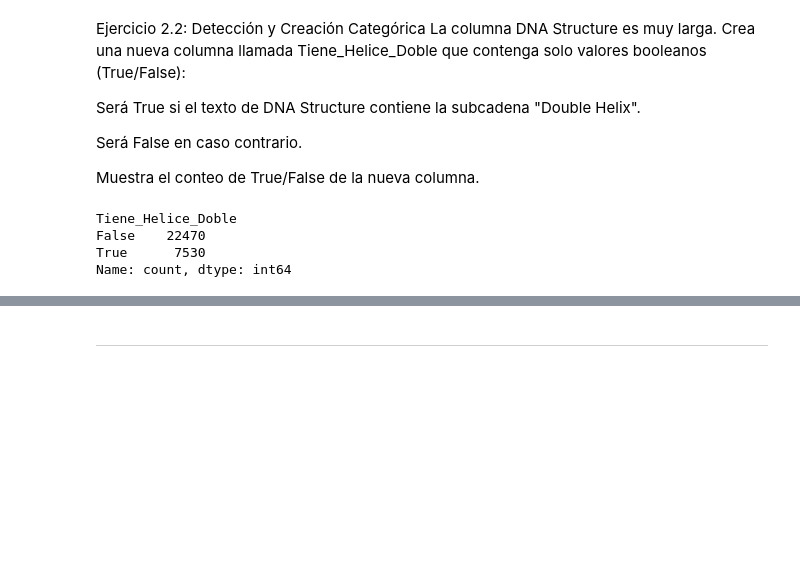
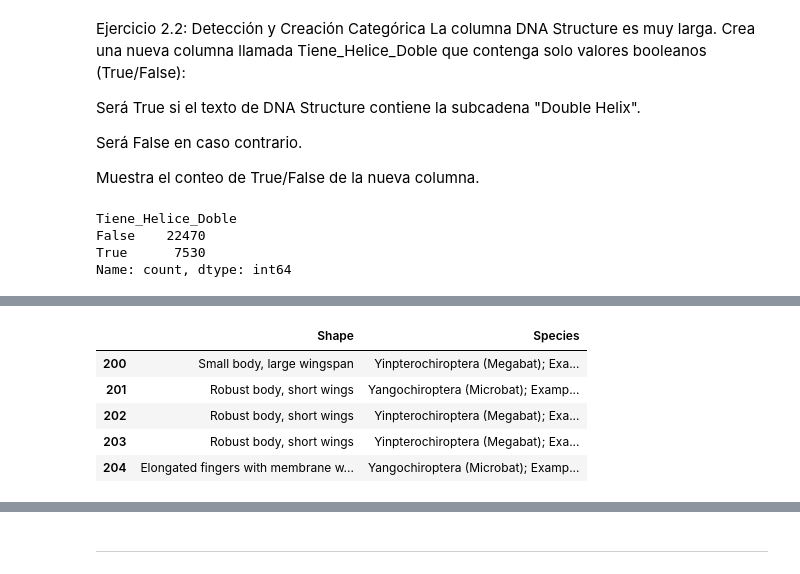
Before and after one commit to nickiiinicole/MACHINE_LEARNING_1UD, a Jupyter notebook: REPASO_UD1/Bats_dataset.ipynb, the cells around one changed output, grey strips where cells are left out. Cells and saved outputs as stored; diff of their text form; code cells hidden in the pictures; blank space fills up the shorter version.

```diff
--- a/REPASO_UD1/Bats_dataset.ipynb
+++ b/REPASO_UD1/Bats_dataset.ipynb
@@ -132,0 +137,17 @@ Name: count, dtype: int64
+# %%
+# CON EL LOC
+bats_df.loc[200:205,['Shape', 'Species', 'Habitat']]
+# ACORDARSE DE ESPECIFICAR FILA (:) COLUMNA
+
+# CON ILOC -> INIDICE NUMERICO[FILA, COLUMNA], funciona como el slice de python inicio|fin| paso opcional
+bats_df.iloc[200:205, 0:3]
+# lo cambiara asi :
+bats_df.iloc[200:205, 0:2]
+bats_df.iloc[200:205, [0,1]]#de estas dos formas se puede hacer
+# %% [output]
+|  | Shape | Species |
+| 200 | Small body, large wingspan | Yinpterochiroptera (Megabat); Exa... |
+| 201 | Robust body, short wings | Yangochiroptera (Microbat); Examp... |
+| 202 | Robust body, short wings | Yinpterochiroptera (Megabat); Exa... |
+| 203 | Robust body, short wings | Yinpterochiroptera (Megabat); Exa... |
+| 204 | Elongated fingers with membrane w... | Yangochiroptera (Microbat); Examp... |
```
Also changed, not shown: parts of 11 cells of this notebook.
